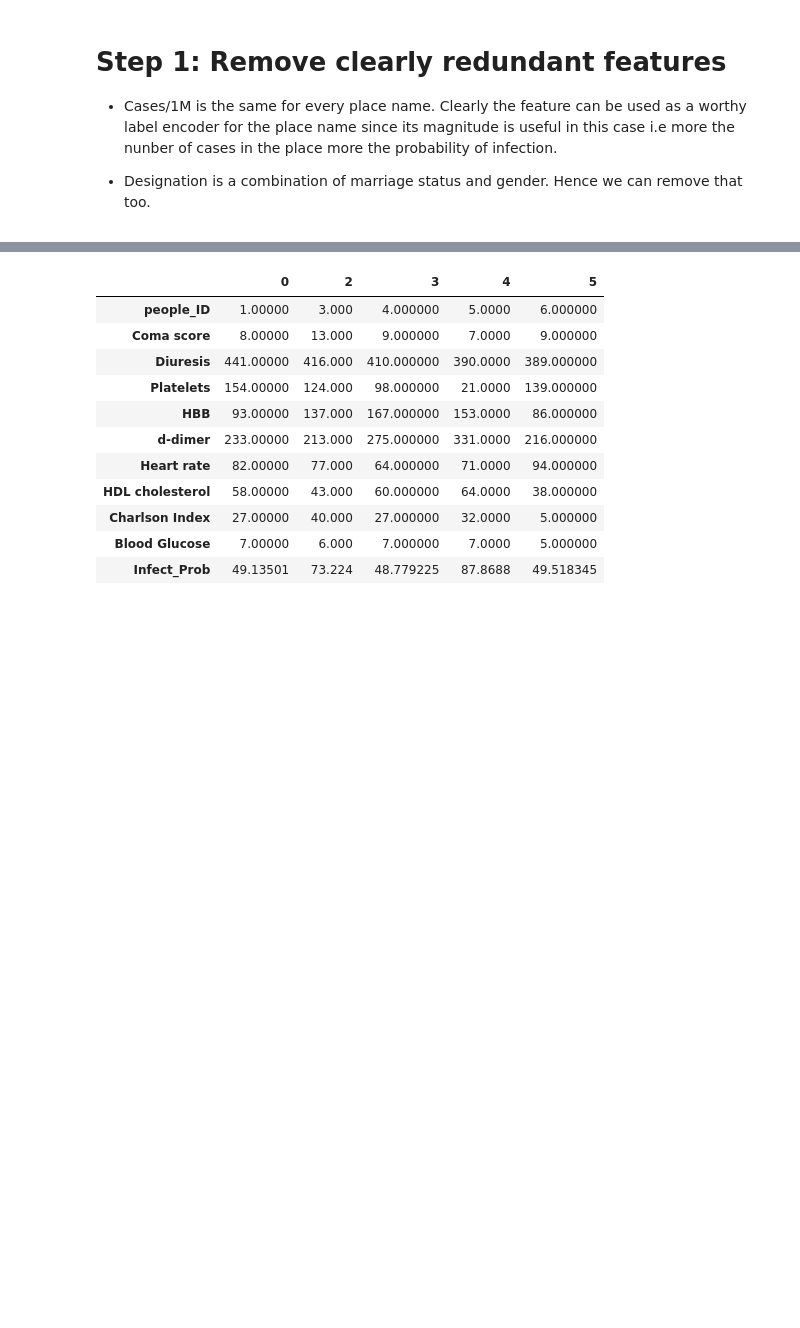
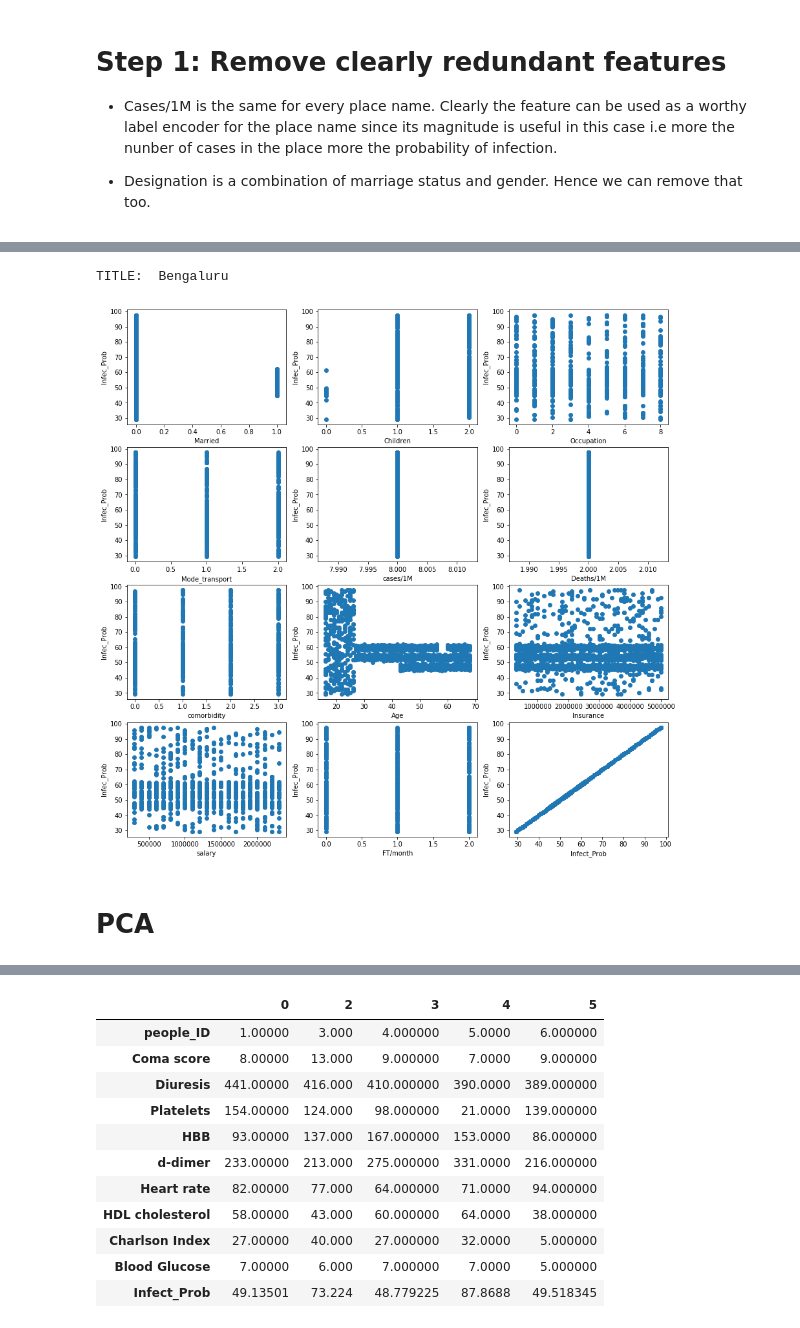
Before and after one commit to aryamansriram/Flipr_Hack, a Jupyter notebook: Flipr_Hack_EDA.ipynb, the cells around one changed output, grey strips where cells are left out. Saved outputs shown, nothing was run; the diff lists cells and outputs as text; code cells hidden in the pictures; blank space fills up the shorter version.

```diff
--- a/Flipr_Hack_EDA.ipynb
+++ b/Flipr_Hack_EDA.ipynb
@@ -328,0 +341,19 @@ y_pred = model1.predict(X_test)
+# %%
+df_list = []
+for city in df["Region"].unique():
+    temp_df = clone[clone["Region"]==city]
+    df_list.append(temp_df)
+# %%
+#new_df,col_names = transform(clone,[0,1,3,4,7],0)
+reg_list = []
+new_dflist = []
+for dfs in df_list:
+    dfs = dfs.set_index("people_ID")
+    reg_list.append(dfs["Region"].values[0])
+    if("Region" in dfs.keys()):
+        dfs = dfs.drop(["Region"],axis=1)
+    new_dfs,col_names = transform(dfs,[0,1,3,4,7],0)
+    for key in new_dfs.keys():
+        dfs[key]=new_dfs[key]
+    df_encoded = dfs
+    new_dflist.append(df_encoded)
@@ -328,0 +395,8 @@ y_pred = model1.predict(X_test)
+# %%
+print("TITLE: ",reg_list[4])
+plot_corrs(new_dflist[4],4,3)
+# %% [output]
+TITLE:  Bengaluru
+[figure, added]
+# %% [markdown]
+# PCA
```
Also changed, not shown: parts of 40 cells of this notebook.
